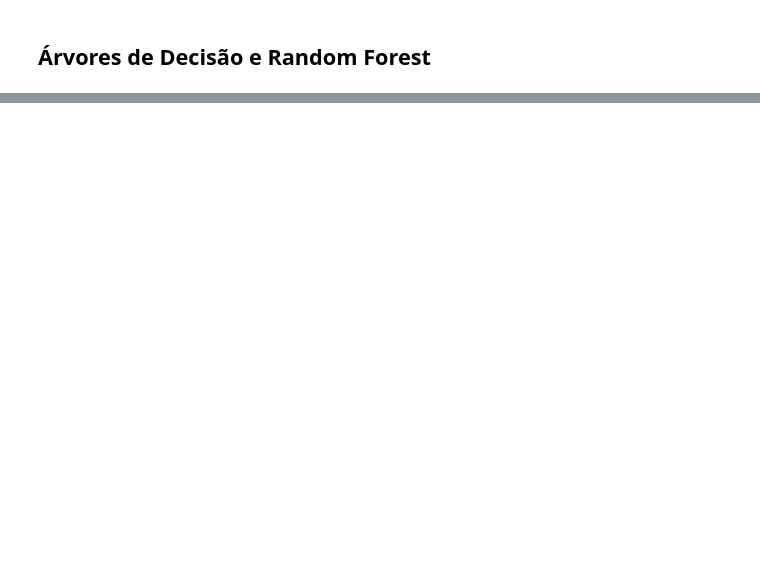
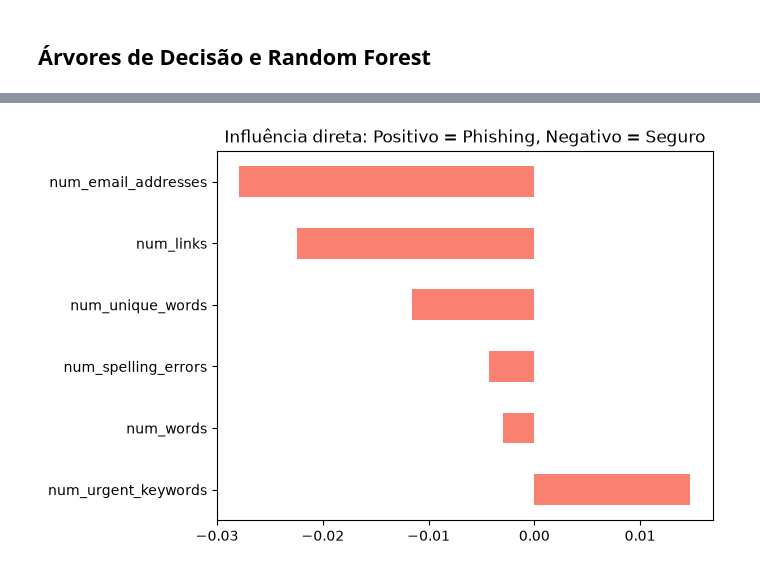
Before and after one commit to lfsdaros/Email_Phishing_Detector_POLI, a Jupyter notebook: Phishing_Detector.ipynb, the cells around one changed output, grey strips where cells are left out. Cells and saved outputs as stored; diff of their text form; code cells hidden in the pictures; blank space fills up the shorter version.

```diff
--- a/Phishing_Detector.ipynb
+++ b/Phishing_Detector.ipynb
@@ -370,0 +362,8 @@ plt.show()
+# %%
+# Correlação de cada feature com a classe
+correlacoes = X.corrwith(y)
+correlacoes.sort_values(ascending=False).plot(kind='barh', color='salmon')
+plt.title('Influência direta: Positivo = Phishing, Negativo = Seguro')
+plt.show()
+# %% [output]
+[figure, added]
```
Also changed, not shown: parts of 20 cells of this notebook.
